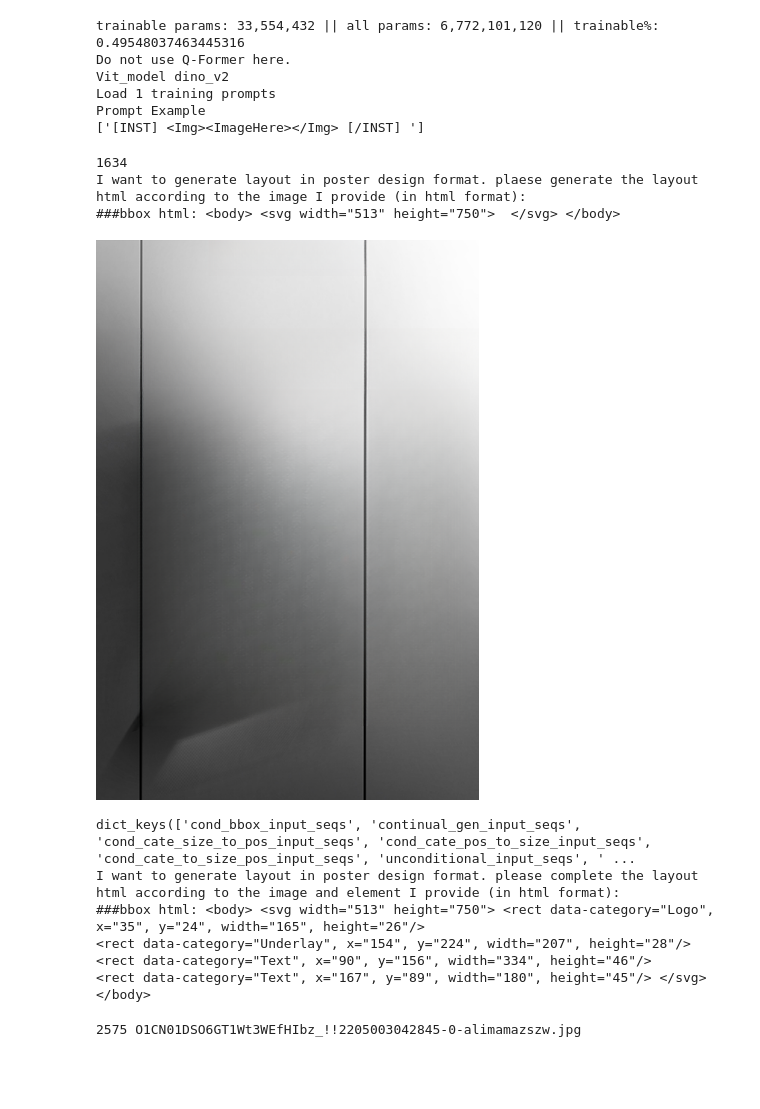
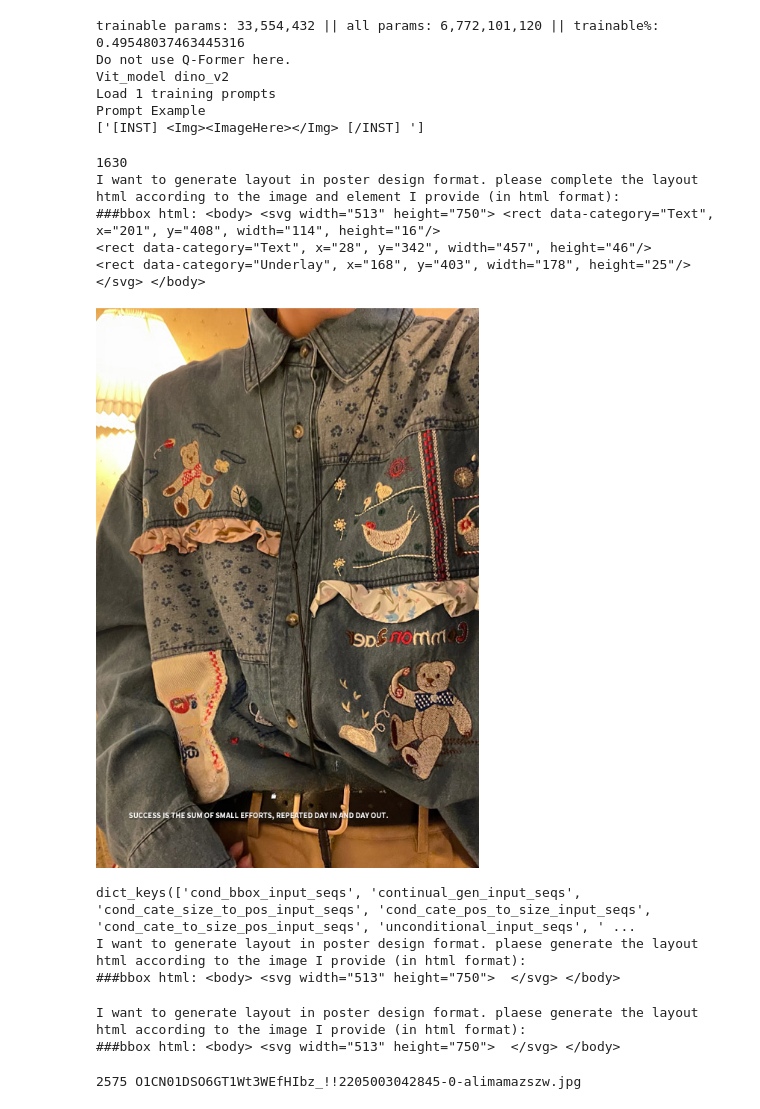
Before and after one commit to jaepoong/PosterNUWA, a Jupyter notebook: sampling_test.ipynb, the cells around one changed output. Saved outputs shown, nothing was run; the diff lists cells and outputs as text; code cells hidden in the pictures; blank space fills up the shorter version.

```diff
--- a/sampling_test.ipynb
+++ b/sampling_test.ipynb
@@ -4,7 +4,7 @@ from PIL import Image
 import os
 with open("/data1/poong/PosterNUWA/data/cgl_dataset/for_posternuwa/html_format_img_instruct_all_mask_and_all_condition/test_numerical.jsonl", "r") as f:
     sample = [json.loads(line) for line in f]
-with open("/data1/poong/PosterNUWA/log_dir/train_stage2_with_augment_dino_codellama/generated_sample/16_f/test_numerical.jsonl", "r") as f:
+with open("/data1/poong/PosterNUWA/log_dir/train_stage2_with_augment_dino_codellama_text/generated_sample/16_f/test_numerical.jsonl", "r") as f:
     content = [json.loads(line) for line in f]
 index = 120
 print(sample[index]['cond_recover_mask_input_seqs'][1])
@@ -32,14 +41,17 @@ import torch
 import json
 import os
 from PIL import Image
+#O1CN01dIJZBW1NzceChusMt_!!2209850871641-0-alimamazszw
 with open("/data1/poong/PosterNUWA/log_dir/train_stage2_with_augment_dino_codellama/generated_sample/16_f/test_numerical.jsonl", "r") as f:
     content = [json.loads(line) for line in f]
-with open("/data1/poong/PosterNUWA/data/cgl_dataset/for_posternuwa/html_format_img_instruct_all_mask_and_all_condition/test_numerical.jsonl", "r") as f:
+#with open("/data1/poong/PosterNUWA/data/cgl_dataset/for_posternuwa/html_format_img_instruct_all_mask_and_all_condition/test_numerical.jsonl", "r") as f:
+#    sample = [json.loads(line) for line in f]
+with open("/data1/poong/PosterNUWA/data/cgl_dataset/for_posternuwa/html_format_img_instruct_mask_all_condition/test_numerical.jsonl", "r") as f:
     sample = [json.loads(line) for line in f]
-device = f"cuda:{0}" if torch.cuda.is_available() else "cpu"
+device = f"cuda:{4}" if torch.cuda.is_available() else "cpu"
 vit_model_name = "dino_v2"
 llama_model = "models/codeLlama-7b-hf"
-base_model = "/data1/poong/PosterNUWA/log_dir/train_stage2_with_augment_dino_codellama/checkpoints/checkpoint-16/pytorch_model.bin"
+base_model = "/data1/poong/tjfwownd/PosterNUWA/log_dir/train_stage2_with_augment_dino_codellama_text/checkpoints/checkpoint-16/pytorch_model.bin"
 model = MiniGPT4(lora_r=64,low_resource=False,vit_model = vit_model_name,llama_model = llama_model)
 model.load_state_dict(torch.load(base_model,map_location="cpu"))
 model = model.to(device)
@@ -65,50 +77,53 @@ import torch
 from generation import *
 from html_to_ui import get_bbox
 import os
+from src.processor.blip_processors import Blip2ImageTrainProcessor,Blip2ImageEvalProcessor,DinoImageProcessor
+image_processor = DinoImageProcessor()
 def split_string_by_delimiter(input_string, delimiter):
     # 입력 문자열을 특정 문자(delimiter)를 기준으로 분할하여 전후 문자열을 반환합니다.
     parts = input_string.split(delimiter)
 
     # 분할된 문자열이 두 개 이상인 경우, 전후 문자열을 반환합니다.
     if len(parts) >= 2:
         before_delimiter = parts[0]
         after_delimiter = delimiter.join(parts[1:])
         return before_delimiter, after_delimiter
     else:
         # 특정 문자(delimiter)를 찾을 수 없는 경우, 원래 문자열과 빈 문자열을 반환합니다.
         return input_string, ""
 #image = Image.new("RGB", (513, 750), "white")
 #index-=1
 #index +=1 #1573 conditional generation refinement,completion
 #Conditional generation Sup : 1589,1615,1630,1687
 #index = 1600
 #index -=1
+index = 1687
 image = content[index]['image']
-image = os.path.join("/data1/poong/tjfwownd/PosterNUWA/data/cgl_dataset/test_sample/image_sample/output","O1CN01RESq4Y1joYdOjjdIX_!!3914074595-0-alimamazszw.png")
+#image = os.path.join("/data1/poong/tjfwownd/PosterNUWA/data/cgl_dataset/test_sample/image_sample/output","O1CN01RESq4Y1joYdOjjdIX_!!3914074595-0-alimamazszw.png")
 image = Image.open(image)
 im = image_processor(image)
 im = im.unsqueeze(0)
-text = sample[index]['unconditional_input_seqs'][1] # refinement_input_seqs    completion_input_seqs
+index = 1630
+text = sample[index]['completion_input_seqs'][1] # refinement_input_seqs    completion_input_seqs
 inst = split_string_by_delimiter(text,"<MID>")[0]
 print(index)
 print(inst)
 image
 # %% [output]
-1634
-I want to generate layout in poster design format. plaese generate the layout html according to the image I provide (in html format):
-###bbox html: <body> <svg width="513" height="750">  </svg> </body>
+1630
+I want to generate layout in poster design format. please complete the layout html according to the image and element I provide (in html format):
+###bbox html: <body> <svg width="513" height="750"> <rect data-category="Text", x="201", y="408", width="114", height="16"/>
+<rect data-category="Text", x="28", y="342", width="457", height="46"/>
+<rect data-category="Underlay", x="168", y="403", width="178", height="25"/> </svg> </body>
-[figure, old version]
+[figure, new version]
 # %%
 print(sample[0].keys())
 print(inst)
 inst = 'I want to generate layout in poster design format. please complete the layout html according to the image and element I provide (in html format):\n###bbox html: <body> <svg width="513" height="750"> <rect data-category="Logo", x="35", y="24", width="165", height="26"/>\n<rect data-category="Underlay", x="154", y="224", width="207", height="28"/>\n<rect data-category="Text", x="167", y="89", width="180", height="45"/> </svg> </body> '
 # %% [output]
 dict_keys(['cond_bbox_input_seqs', 'continual_gen_input_seqs', 'cond_cate_size_to_pos_input_seqs', 'cond_cate_pos_to_size_input_seqs', 'cond_cate_to_size_pos_input_seqs', 'unconditional_input_seqs', ' ...
-I want to generate layout in poster design format. please complete the layout html according to the image and element I provide (in html format):
-###bbox html: <body> <svg width="513" height="750"> <rect data-category="Logo", x="35", y="24", width="165", height="26"/>
-<rect data-category="Underlay", x="154", y="224", width="207", height="28"/>
-<rect data-category="Text", x="90", y="156", width="334", height="46"/>
-<rect data-category="Text", x="167", y="89", width="180", height="45"/> </svg> </body>
+I want to generate layout in poster design format. plaese generate the layout html according to the image I provide (in html format):
+###bbox html: <body> <svg width="513" height="750">  </svg> </body>
 # %%
 uncond_inst = 'I want to generate layout in poster design format. plaese generate the layout html according to the image I provide (in html format):\n###bbox html: <body> <svg width="513" height="750">  </svg> </body> '
 gen_it_inst1= 'I want to generate layout in poster design format. please generate the layout html according to the categories and image I provide (in html format):\n###bbox html: <body> <svg width="513" height="750"> <rect data-category="Text", x="<MASK>", y="<MASK>", width="<MASK>", height="<MASK>"/>\n<rect data-category="Text", x="<MASK>", y="<MASK>", width="<MASK>", height="<MASK>"/>\n<rect data-category="Text", x="<MASK>", y="<MASK>", width="<MASK>", height="<MASK>"/>\n<rect data-category="Embellishment", x="<MASK>", y="<MASK>", width="<MASK>", height="<MASK>"/>\n<rect data-category="Embellishment", x="<MASK>", y="<MASK>", width="<MASK>", height="<MASK>"/>\n<rect data-category="Text", x="<MASK>", y="<MASK>", width="<MASK>", height="<MASK>"/> </svg> </body> '
@@ -120,6 +135,11 @@ gen_it_inst2= 'I want to generate layout in poster design format. please generat
 gen_its_inst2= 'I want to generate layout in poster design format. please generate the layout html according to the categories and size and image I provide (in html format):\n###bbox html: <body> <svg width="513" height="750"> <rect data-category="Text", x="<MASK>", y="<MASK>", width="208", height="58"/>\n<rect data-category="Text", x="<MASK>", y="<MASK>", width="331", height="60"/> </svg> </body> '
 gen_itp_inst2 = 'I want to generate layout in poster design format. please generate the layout html according to the categories and position and image I provide (in html format):\n###bbox html: <body> <svg width="513" height="750"> <rect data-category="Text", x="50", y="508", width="<MASK>", height="<MASK>"/>\n<rect data-category="Text", x="51", y="548", width="<MASK>", height="<MASK>"/>\n<rect data-category="Text", x="45", y="607", width="<MASK>", height="<MASK>"/> </svg> </body> '
 gen_recover_inst2= 'I want to generate layout in poster design format. please recover the layout html according to the bbox , categories, size, image I provide (in html format):\n###bbox html: <body> <svg width="513" height="750"> <rect data-category="Text", x="<MASK>", y="<MASK>", width="<MASK>", height="<MASK>"/>\n<rect data-category="Logo", x="<MASK>", y="35", width="<MASK>", height="<MASK>"/>\n<rect data-category="Text", x="<MASK>", y="<MASK>", width="<MASK>", height="59"/>\n<rect data-category="Underlay", x="<MASK>", y="0", width="<MASK>", height="<MASK>"/> </svg> </body> '
+# %%
+print(uncond_inst)
+# %% [output]
+I want to generate layout in poster design format. plaese generate the layout html according to the image I provide (in html format):
+###bbox html: <body> <svg width="513" height="750">  </svg> </body>
 # %%
 # 아주 중요함 내가 만든 augmentation들의 인덱스.!! 위치는 여기 :/data1/poong/PosterNUWA/data/cgl_dataset/test_sample/image_sample/output
 te = ["O1CN01AnvjgL2COZ04hOAqp_!!2210144838464-0-alimamazszw.jpg","O1CN01eveTZ42CTbMA4WBGI_!!2207992838475-0-alimamazszw.jpg","O1CN01gWYWyg1JyvZL3X4M8_!!2298471098-0-alimamazszw.jpg"
```
Also changed, not shown: parts of 14 cells of this notebook, 47 other files.
